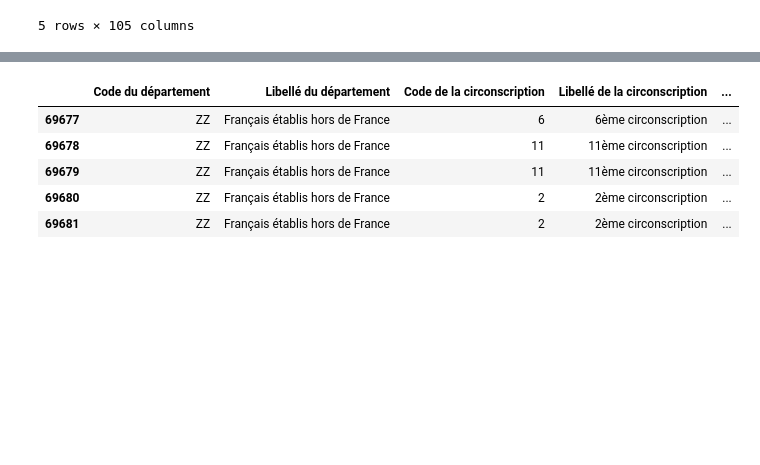
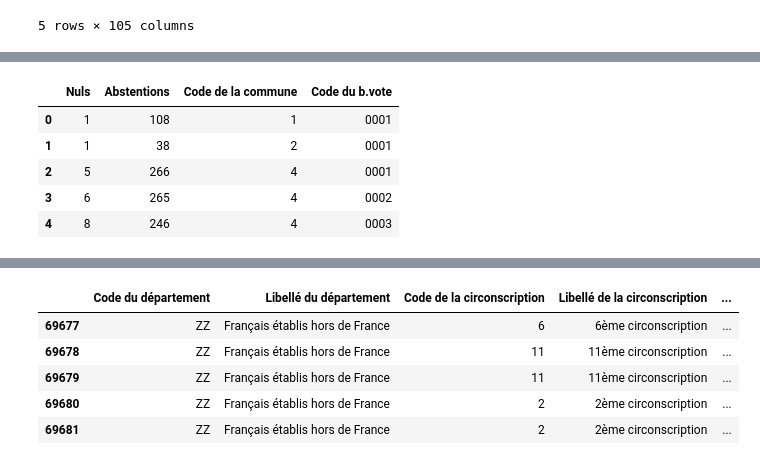
Before and after one commit to laurentperrinet/2022-05-04_transfert-des-voix, a Jupyter notebook: 2022-05-04_transfert-des-voix.ipynb, the cells around one changed output, grey strips where cells are left out. Drawn from its saved outputs; the diff is of its cells as text; code cells hidden in the pictures; blank space fills up the shorter version.

```diff
--- a/2022-05-04_transfert-des-voix.ipynb
+++ b/2022-05-04_transfert-des-voix.ipynb
@@ -27,0 +73,10 @@ T1.tail()
+# %%
+df = T1[['Nuls', 'Abstentions', 'Code de la commune', 'Code du b.vote']].copy()
+df.head()
+# %% [output]
+|  | Nuls | Abstentions | Code de la commune | Code du b.vote |
+| 0 | 1 | 108 | 1 | 0001 |
+| 1 | 1 | 38 | 2 | 0001 |
+| 2 | 5 | 266 | 4 | 0001 |
+| 3 | 6 | 265 | 4 | 0002 |
+| 4 | 8 | 246 | 4 | 0003 |
```
Also changed, not shown: parts of 28 cells of this notebook.
